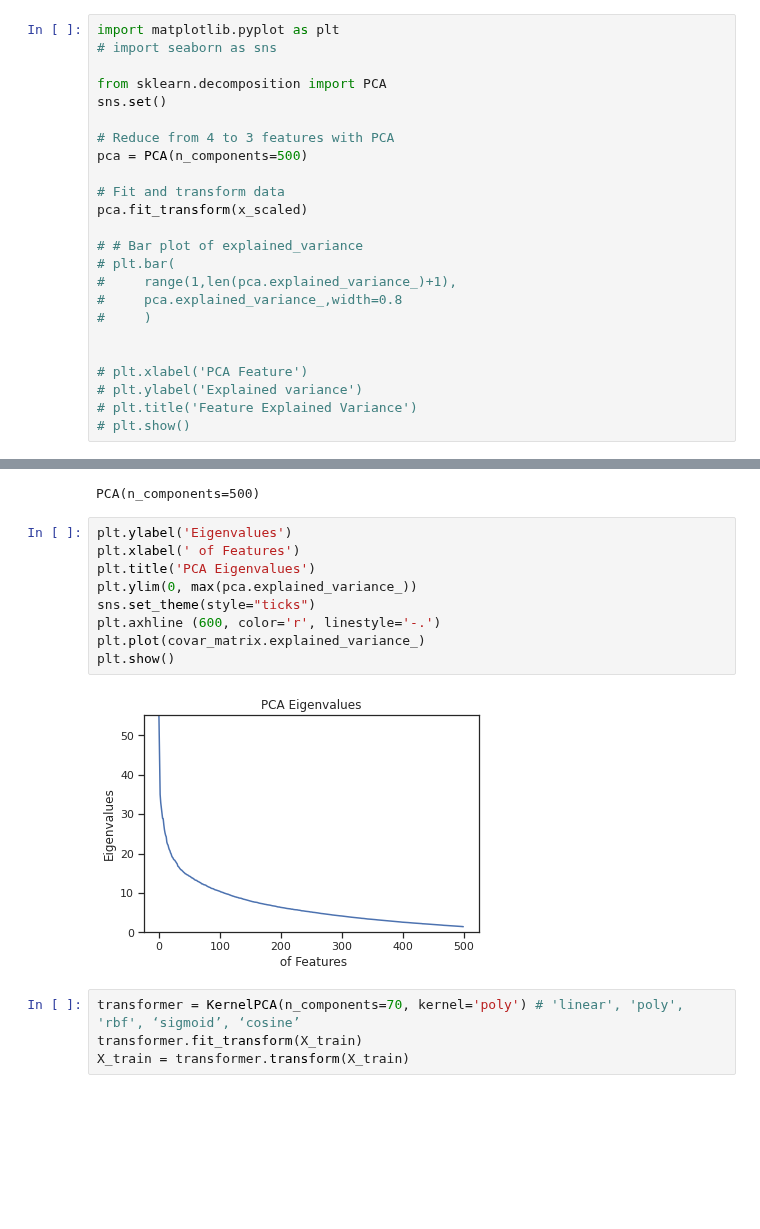
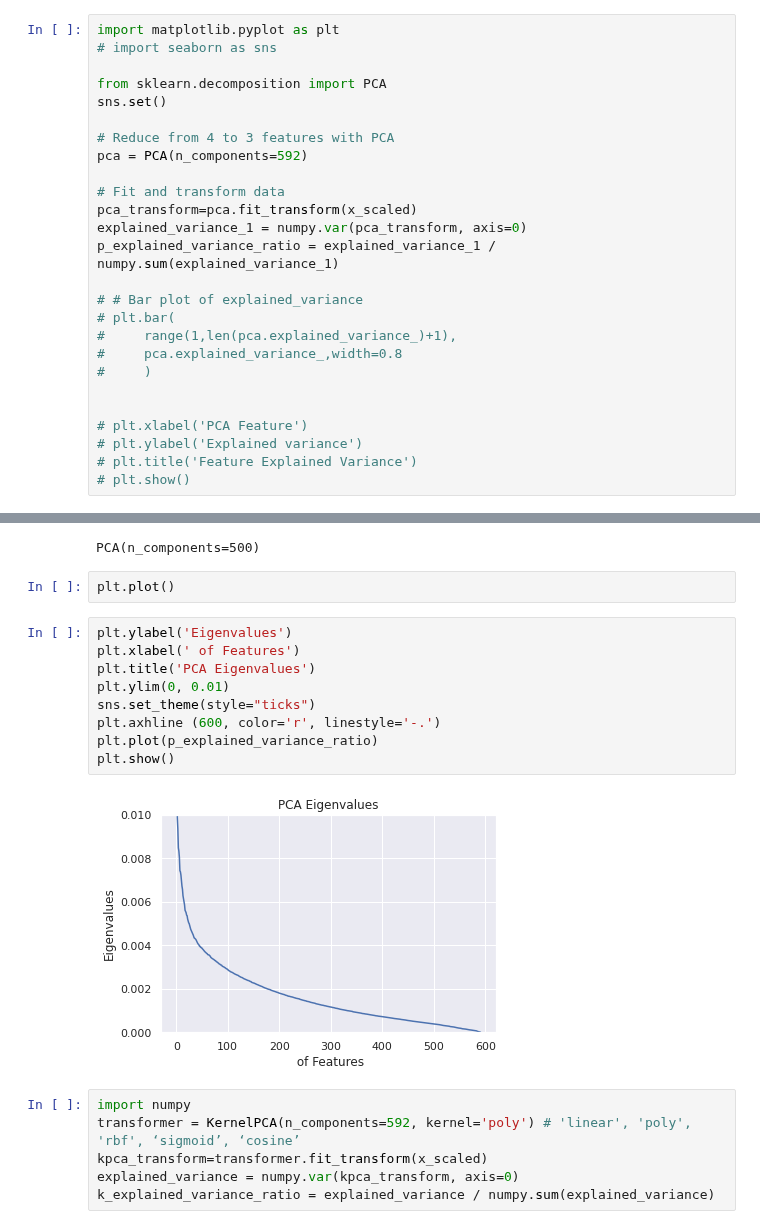
Before and after one commit to ehtisham-Fazal/ACP_KSRC, a Jupyter notebook: new_results_ACP_SRC_740_Python_.ipynb, the cells around one changed output, grey strips where cells are left out. Saved outputs shown, nothing was run; the diff lists cells and outputs as text; blank space fills up the shorter version.

```diff
--- a/new_results_ACP_SRC_740_Python_.ipynb
+++ b/new_results_ACP_SRC_740_Python_.ipynb
@@ -374,10 +422,12 @@ from sklearn.decomposition import PCA
 sns.set()
 
 # Reduce from 4 to 3 features with PCA
-pca = PCA(n_components=500)
+pca = PCA(n_components=592)
 
 # Fit and transform data
-pca.fit_transform(x_scaled)
+pca_transform=pca.fit_transform(x_scaled)
+explained_variance_1 = numpy.var(pca_transform, axis=0)
+p_explained_variance_ratio = explained_variance_1 / numpy.sum(explained_variance_1)
 
 # # Bar plot of explained_variance
 # plt.bar(
@@ -410,19 +450,23 @@ covar_matrix=pca
 covar_matrix
 # %% [output]
 PCA(n_components=500)
+# %%
+plt.plot()
 # %%
 plt.ylabel('Eigenvalues')
 plt.xlabel(' of Features')
 plt.title('PCA Eigenvalues')
-plt.ylim(0, max(pca.explained_variance_))
+plt.ylim(0, 0.01)
 sns.set_theme(style="ticks")
 plt.axhline (600, color='r', linestyle='-.')
-plt.plot(covar_matrix.explained_variance_)
+plt.plot(p_explained_variance_ratio)
 plt.show()
 # %% [output]
-[figure, old version]
+[figure, new version]
 # %%
-transformer = KernelPCA(n_components=70, kernel='poly') # 'linear', 'poly', 'rbf', ‘sigmoid’, ‘cosine’
-transformer.fit_transform(X_train)
-X_train = transformer.transform(X_train)
+import numpy
+transformer = KernelPCA(n_components=592, kernel='poly') # 'linear', 'poly', 'rbf', ‘sigmoid’, ‘cosine’
+kpca_transform=transformer.fit_transform(x_scaled)
+explained_variance = numpy.var(kpca_transform, axis=0)
+k_explained_variance_ratio = explained_variance / numpy.sum(explained_variance)
 # %%
```
Also changed, not shown: parts of 20 cells of this notebook.
